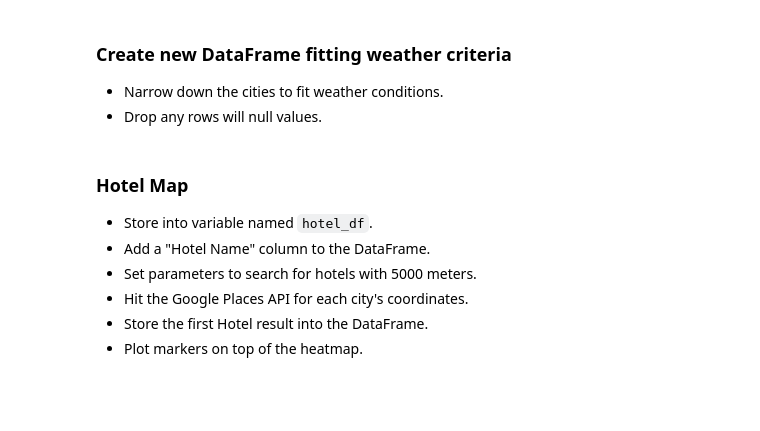
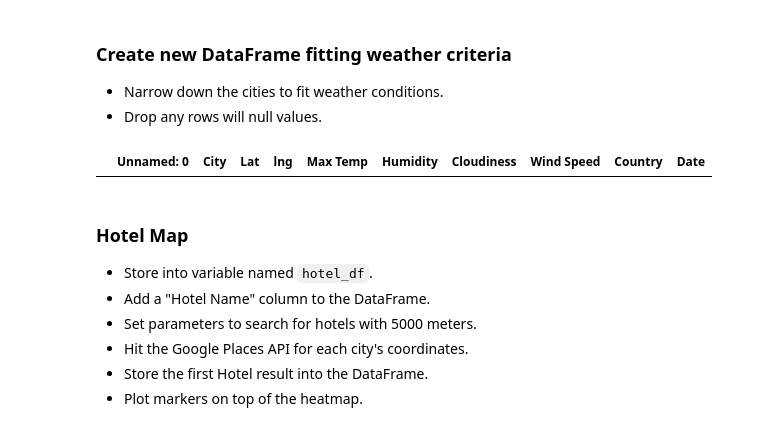
Before and after one commit to FreddyRangelA/python-api-challenge, a Jupyter notebook: VacationPy/VacationPy.ipynb, the cells around one changed output. Drawn from its saved outputs; the diff is of its cells as text; code cells hidden in the pictures; blank space fills up the shorter version.

```diff
--- a/VacationPy/VacationPy.ipynb
+++ b/VacationPy/VacationPy.ipynb
@@ -47,6 +70,12 @@ city_df
 ### Create new DataFrame fitting weather criteria
 * Narrow down the cities to fit weather conditions.
 * Drop any rows will null values.
+# %%
+#getting the cities with values lower 80 but higher that 70, wind speeds less that 10 mph and zero cloudiness
+ideal_city_80_dg=city_df.loc[(city_df["Max Temp"] < 80)]
+ideal_city_80_dg
+# %% [output]
+|  | Unnamed: 0 | City | Lat | lng | Max Temp | Humidity | Cloudiness | Wind Speed | Country | Date |
 # %% [markdown]
 ### Hotel Map
 * Store into variable named `hotel_df`.
```
Also changed, not shown: parts of 2 cells of this notebook, 14 other files.
